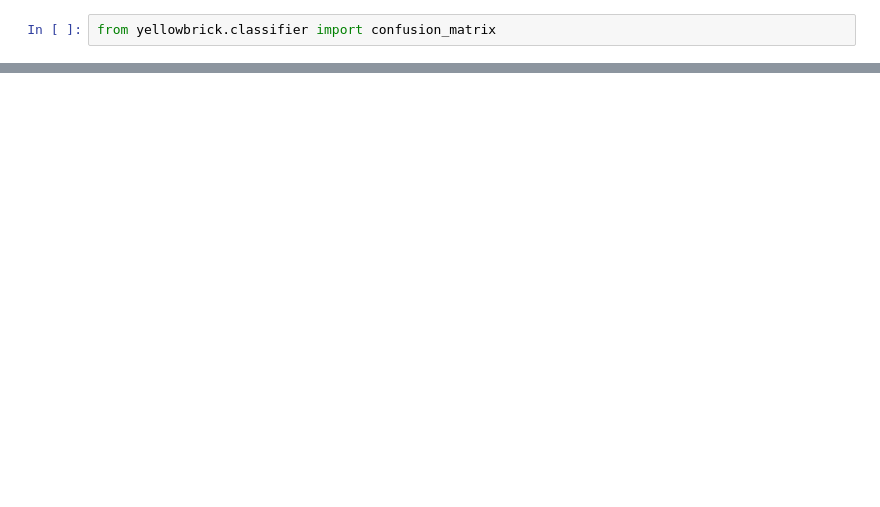
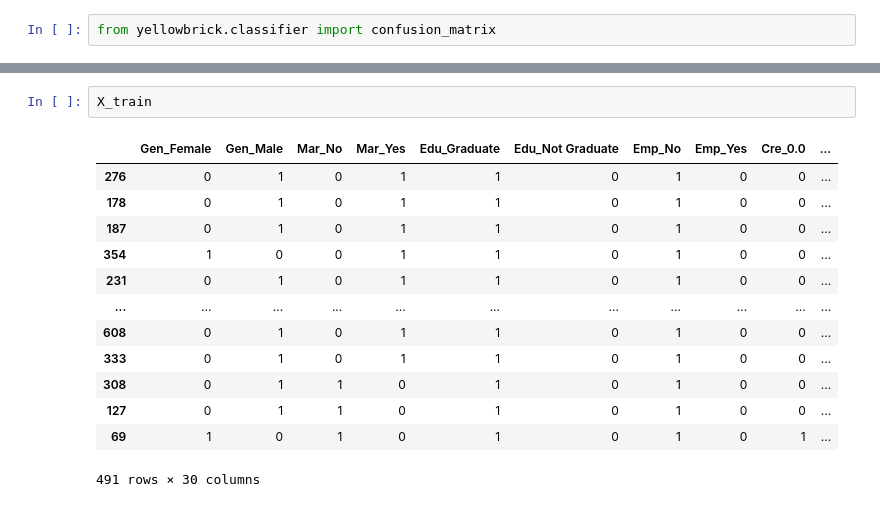
Before and after one commit to shri9794/Loan-predction---Classifier-problem, a Jupyter notebook: Loan Prediction_ Coursera Project .ipynb, the cells around one changed output, grey strips where cells are left out. Saved outputs shown, nothing was run; the diff lists cells and outputs as text; blank space fills up the shorter version.

```diff
--- a/Loan Prediction_ Coursera Project .ipynb
+++ b/Loan Prediction_ Coursera Project .ipynb
@@ -833,0 +855,16 @@ ConfusionMatrix(ax=<AxesSubplot:title={'center':'SVC Confusion Matrix'}, xlabel=
+# %%
+X_train
+# %% [output]
+|  | Gen_Female | Gen_Male | Mar_No | Mar_Yes | Edu_Graduate | Edu_Not Graduate | Emp_No | Emp_Yes | Cre_0.0 | ... |
+| 276 | 0 | 1 | 0 | 1 | 1 | 0 | 1 | 0 | 0 | ... |
+| 178 | 0 | 1 | 0 | 1 | 1 | 0 | 1 | 0 | 0 | ... |
+| 187 | 0 | 1 | 0 | 1 | 1 | 0 | 1 | 0 | 0 | ... |
+| 354 | 1 | 0 | 0 | 1 | 1 | 0 | 1 | 0 | 0 | ... |
+| 231 | 0 | 1 | 0 | 1 | 1 | 0 | 1 | 0 | 0 | ... |
+| ... | ... | ... | ... | ... | ... | ... | ... | ... | ... | ... |
+| 608 | 0 | 1 | 0 | 1 | 1 | 0 | 1 | 0 | 0 | ... |
+| 333 | 0 | 1 | 0 | 1 | 1 | 0 | 1 | 0 | 0 | ... |
+| 308 | 0 | 1 | 1 | 0 | 1 | 0 | 1 | 0 | 0 | ... |
+| 127 | 0 | 1 | 1 | 0 | 1 | 0 | 1 | 0 | 0 | ... |
+| 69 | 1 | 0 | 1 | 0 | 1 | 0 | 1 | 0 | 1 | ... |
+491 rows × 30 columns
```
Also changed, not shown: parts of 65 cells of this notebook.
